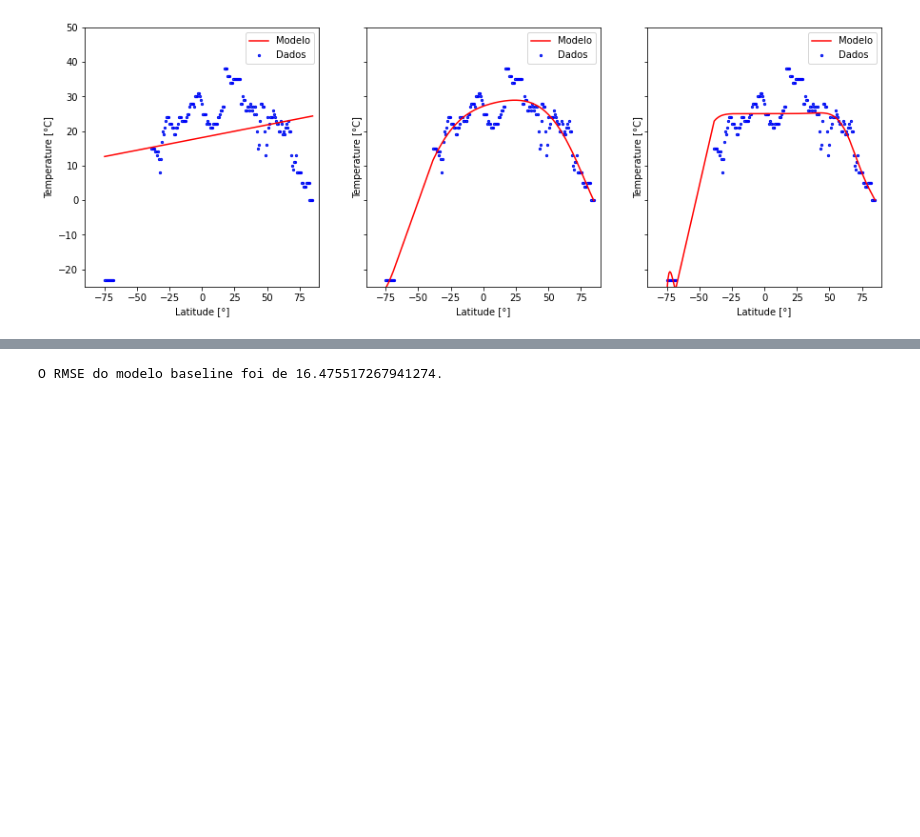
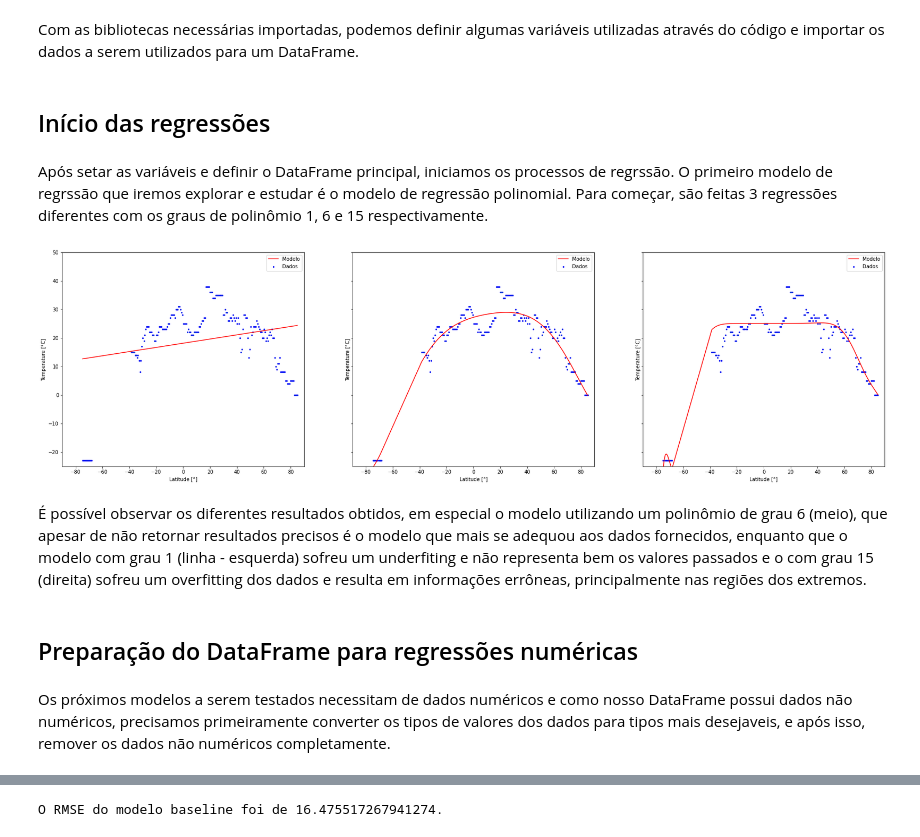
Before and after one commit to PedroSophiaaa/AstroAPI, a Jupyter notebook: Notebooks/Bloco2/AstroAPI - Regressão.ipynb, the cells around one changed output, grey strips where cells are left out. Saved outputs shown, nothing was run; the diff lists cells and outputs as text; code cells hidden in the pictures; blank space fills up the shorter version.

Commit message:
Discussão da Regressão e modificação da explicação de redução de dimensionalidade

```diff
--- a/Notebooks/Bloco2/AstroAPI - Regressão.ipynb
+++ b/Notebooks/Bloco2/AstroAPI - Regressão.ipynb
@@ -20,0 +63,2 @@ df = pd.read_csv("Final Data.csv", index_col="Unnamed: 0")
+# %% [markdown]
+Com as bibliotecas necessárias importadas, podemos definir algumas variáveis utilizadas através do código e importar os dados a serem utilizados para um DataFrame.
@@ -21,48 +74,58 @@ df = pd.read_csv("Final Data.csv", index_col="Unnamed: 0")
+# %% [markdown]
+## Início das regressões
+# %% [markdown]
+Após setar as variáveis e definir o DataFrame principal, iniciamos os processos de regrssão. O primeiro modelo de regrssão que iremos explorar e estudar é o modelo de regressão polinomial. Para começar, são feitas 3 regressões diferentes com os graus de polinômio 1, 6 e 15 respectivamente.
 # %%
-np.random.seed(0)
-
+# Definindo o grau de complexidade dos modelos polinomiais
 COMPLEXIDADE_DOS_MODELOS = [1, 6, 15]
 
+# Obtenção da figura e do eixo de plots do pyplot para os gráficos
 fig, axes = plt.subplots(
     ncols=len(COMPLEXIDADE_DOS_MODELOS),
     nrows=1,
-    figsize=(len(COMPLEXIDADE_DOS_MODELOS) * 5, 5),
+    figsize=(len(COMPLEXIDADE_DOS_MODELOS) * 10, 8),
     sharey=True,
 )
 
+
 for i in range(len(COMPLEXIDADE_DOS_MODELOS)):
-
     eixo = axes[i]
 
     # Este bloco cria o pipeline do modelo que será ajustado
     polynomial_features = PolynomialFeatures(
         degree=COMPLEXIDADE_DOS_MODELOS[i], include_bias=False
     )
     linear_regression = LinearRegression()
     pipeline = Pipeline(
         [
             ("features_polinomiais", polynomial_features),
             ("regressao_linear", linear_regression),
         ]
     )
     pipeline.fit(df["latitude"].values[:, np.newaxis], df["temperature"].values)
 
     # Plotando!
     eixo.plot(
         df["latitude"],
         pipeline.predict(df["latitude"].values[:, np.newaxis]),
         label="Modelo",
         color="r",
     )
     eixo.scatter(df["latitude"].values, df["temperature"].values, edgecolor="b", s=5, label="Dados")
 
     # Configurando o plot
     eixo.set_xlabel("Latitude [°]")
     eixo.set_ylabel("Temperature [°C]")
     eixo.set_xlim((-90, 90))
     eixo.set_ylim((-25, 50))
     eixo.legend()
 
 plt.show()
 # %% [output]
-[figure, old version]
+[figure, new version]
+# %% [markdown]
+É possível observar os diferentes resultados obtidos, em especial o modelo utilizando um polinômio de grau 6 (meio), que apesar de não retornar resultados precisos é o modelo que mais se adequou aos dados fornecidos, enquanto que o modelo com grau 1 (linha - esquerda) sofreu um underfiting e não representa bem os valores passados e o com grau 15 (direita) sofreu um overfitting dos dados e resulta em informações errôneas, principalmente nas regiões dos extremos.
+# %% [markdown]
+## Preparação do DataFrame para regressões numéricas
+# %% [markdown]
+Os próximos modelos a serem testados necessitam de dados numéricos e como nosso DataFrame possui dados não numéricos, precisamos primeiramente converter os tipos de valores dos dados para tipos mais desejaveis, e após isso, remover os dados não numéricos completamente.
```
Also changed, not shown: parts of 126 cells of this notebook.
